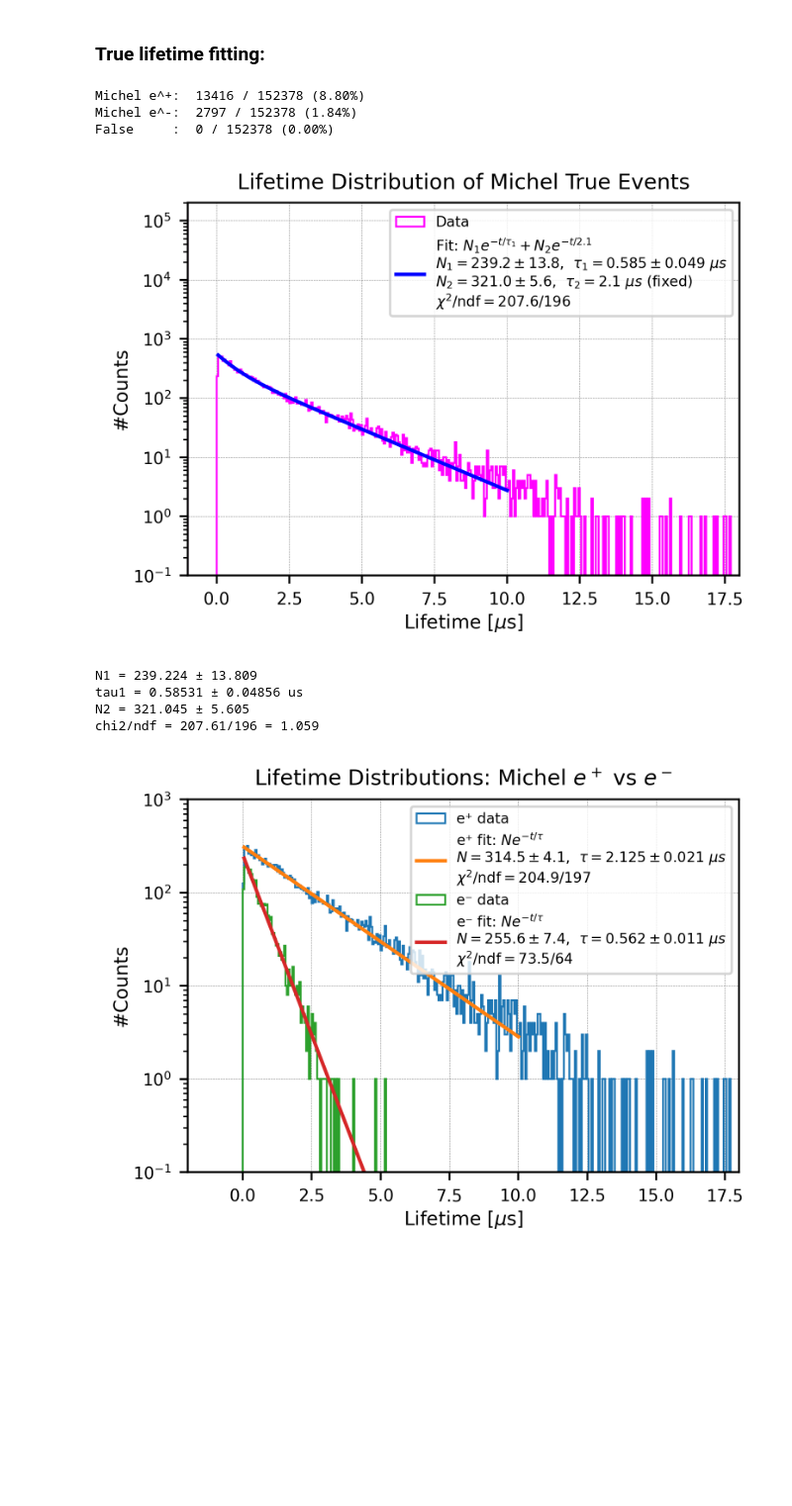
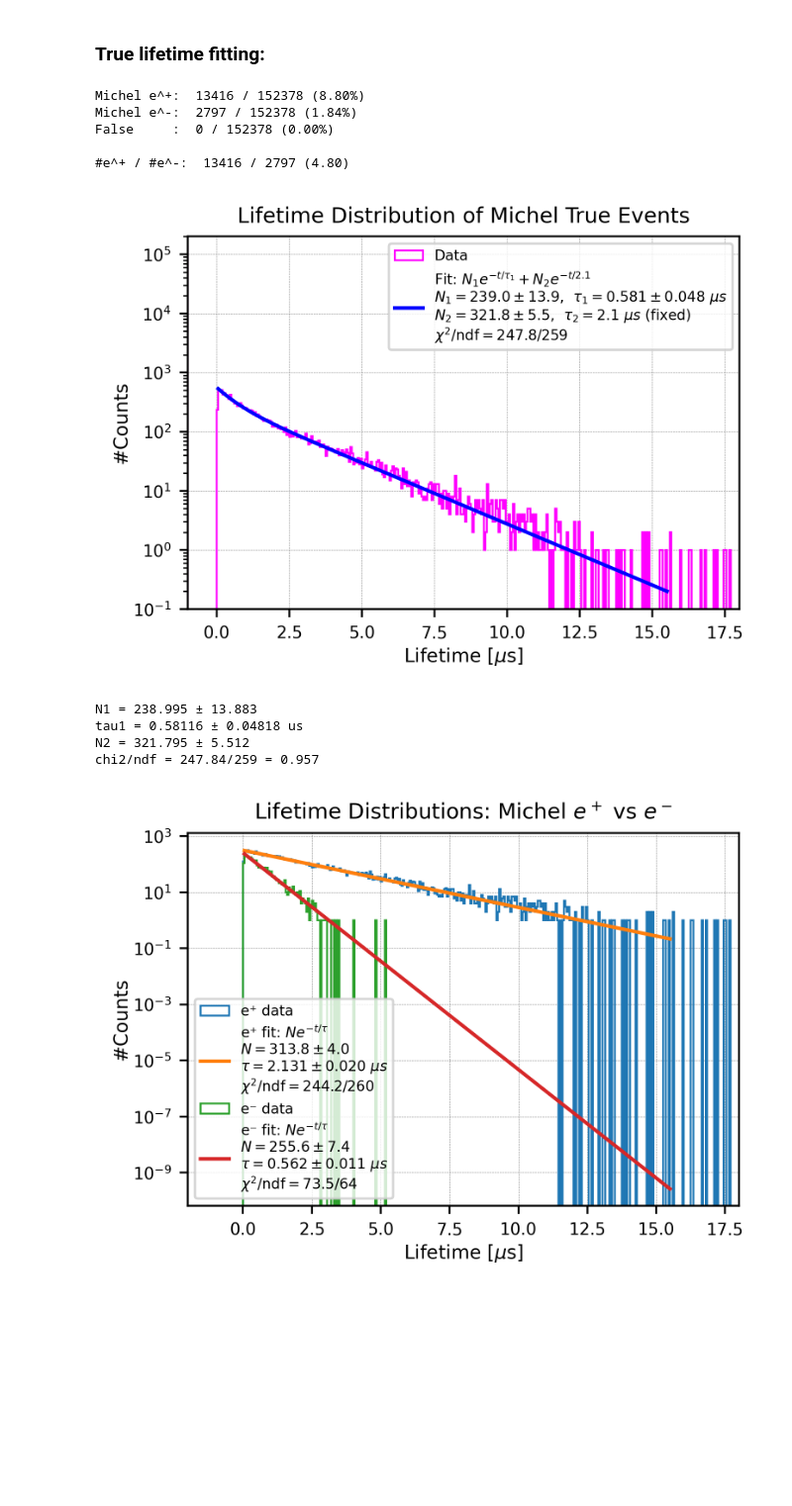
Before and after one commit to szhang17phys/analyze_pdhd_DATA_v2, a Jupyter notebook: jupyter/michel_stat/MC_new202509/tpc_explore_202509.ipynb, the cells around one changed output. Shown at 99% size. Cells and saved outputs as stored; diff of their text form; code cells hidden in the pictures.

```diff
--- a/jupyter/michel_stat/MC_new202509/tpc_explore_202509.ipynb
+++ b/jupyter/michel_stat/MC_new202509/tpc_explore_202509.ipynb
@@ -738,7 +738,8 @@ print("\nMichel e^+: ", len(life_pM), "/", len(pdg_initial), "({:.2f}%)".format(
 print("Michel e^-: ", len(life_nM), "/", len(pdg_initial), "({:.2f}%)".format(len(life_nM)/len(pdg_initial)*100))
 print("False     : ", count_0, "/", len(pdg_initial), "({:.2f}%)".format(count_0/len(pdg_initial)*100))
 
-
+print("\n#e^+ / #e^-: ", len(life_pM), "/", len(life_nM),
+      "({:.2f})".format(len(life_pM)/len(life_nM)))
 
 
 
@@ -762,7 +763,7 @@ counts, bin_edges = np.histogram(lifetime_initial, bins=bins, range=(range_min,
 bin_centers = 0.5 * (bin_edges[:-1] + bin_edges[1:])
 
 # Select data within the fitting range
-fit_mask = (bin_centers >= 0.05) & (bin_centers <= 10)
+fit_mask = (bin_centers >= 0.05) & (bin_centers <= 15.5)
 x_fit_all = bin_centers[fit_mask]
 y_fit_all = counts[fit_mask]
 
@@ -798,7 +799,7 @@ ndf = max(len(x_fit) - len(popt), 1)
 chi2_ndf = chi2 / ndf
 
 # Smooth curve for plotting
-x_smooth = np.linspace(0.05, 10, 500)
+x_smooth = np.linspace(0.05, 15.5, 500)
 y_smooth = exp_decay(x_smooth, *popt)
 
 # Plot histogram (data)
@@ -845,8 +846,6 @@ print(
 
 
 
-
-
 #Fitting seperating for Michel e^+ and e^-=============================================================
 
 # --- single exponential ---
@@ -860,7 +859,7 @@ range_min, range_max = -20, 20
 bins = np.arange(range_min, range_max + bin_width, bin_width)
 
 # --- helper: weighted fit (σ = sqrt(y)), skip zeros, draw ---
-def fit_and_draw(sample, label_prefix, fit_range=(0.05, 10)):
+def fit_and_draw(sample, label_prefix, fit_range=(0.05, 15.5)):#fitting range!---
     # histogram
     counts, bin_edges = np.histogram(sample, bins=bins, range=(range_min, range_max))
     bin_centers = 0.5 * (bin_edges[:-1] + bin_edges[1:])
@@ -910,41 +909,45 @@ def fit_and_draw(sample, label_prefix, fit_range=(0.05, 10)):
              histtype='step', linewidth=0.8, label=f"{label_prefix} data")
 
     # draw fit
     plt.plot(
         x_smooth, y_smooth,
         label=(fr"{label_prefix} fit: $Ne^{{-t/\tau}}$" + "\n"
-               + rf"$N={N_fit:.1f}\pm{N_err:.1f}$,  $\tau={tau_fit:.3f}\pm{tau_err:.3f}\ \mu s$" + "\n"
+               + rf"$N={N_fit:.1f}\pm{N_err:.1f}$" + "\n"
+               + rf"$\tau={tau_fit:.3f}\pm{tau_err:.3f}\ \mu s$" + "\n"
                + rf"$\chi^2/\mathrm{{ndf}} = {chi2:.1f}/{ndf}$")
     )
+
 
     return (N_fit, tau_fit, N_err, tau_err, chi2_ndf)
 
 # ---- run for both lists ----
 N_p, tau_p, dN_p, dtau_p, chi2ndf_p = fit_and_draw(np.asarray(life_pM), "e⁺")
 N_n, tau_n, dN_n, dtau_n, chi2ndf_n = fit_and_draw(np.asarray(life_nM), "e⁻")
 
 # --- final plot cosmetics (kept similar to your style) ---
 plt.xlim(-2, 18)
-plt.ylim(0.1, 1000)
+#plt.ylim(0.1, 1000)
 plt.yscale('log')
 plt.xlabel('Lifetime [$\mu$s]', labelpad=2, fontsize=8)
 plt.ylabel('#Counts', labelpad=1, fontsize=8)
 plt.tick_params(labelsize=7)
 plt.grid(color='gray', linestyle='--', linewidth=0.2, zorder=0)
 plt.title('Lifetime Distributions: Michel $e^+$ vs $e^-$', fontsize=9)
 plt.legend(fontsize=6)
 plt.tight_layout()
 plt.show()
 # %% [output]
 Michel e^+:  13416 / 152378 (8.80%)
 Michel e^-:  2797 / 152378 (1.84%)
 False     :  0 / 152378 (0.00%)
+
+#e^+ / #e^-:  13416 / 2797 (4.80)
-[figure, old version]
+[figure, new version]
-N1 = 239.224 ± 13.809
-tau1 = 0.58531 ± 0.04856 us
-N2 = 321.045 ± 5.605
-chi2/ndf = 207.61/196 = 1.059
+N1 = 238.995 ± 13.883
+tau1 = 0.58116 ± 0.04818 us
+N2 = 321.795 ± 5.512
+chi2/ndf = 247.84/259 = 0.957
-[figure, old version]
+[figure, new version]
 # %% [markdown]
 <br />
 <br />
```
Also changed, not shown: 2 other files.
